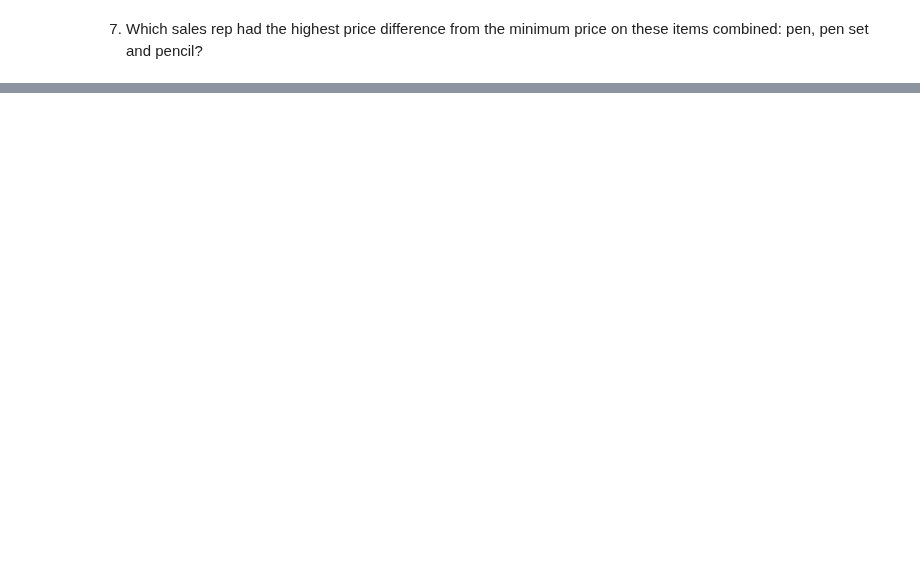
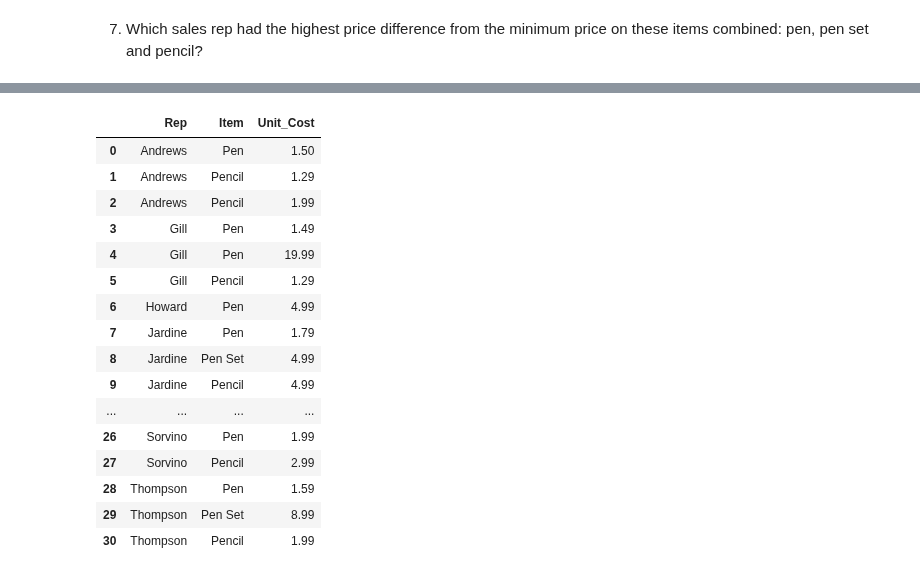
Before and after one commit to tryko/yandex-sql-practice, a Jupyter notebook: Itay-sql-trex.ipynb, the cells around one changed output, grey strips where cells are left out. Cells and saved outputs as stored; diff of their text form; code cells hidden in the pictures; blank space fills up the shorter version.

```diff
--- a/Itay-sql-trex.ipynb
+++ b/Itay-sql-trex.ipynb
@@ -131,0 +283,65 @@ queryResult(query)
+# %%
+# query = '''
+
+# select
+#     "Item" ,
+#     sum("MinPrice") as items_total_sum
+# from
+#     item
+# where
+#     "Item" = 'Pen' or "Item" = 'Pen Set' or "Item" = 'Pencil'
+
+# '''
+
+# query = '''
+# select
+#     "Rep",
+#     "Item",
+#     max("Unit_Cost")
+# from
+#     rep_sales
+# where
+#     "Item" = 'Pen'
+#     or "Item" = 'Pen Set'
+#     or "Item" = 'Pencil'
+# group by
+#     "Rep", "Item"
+# order by
+#     "Rep"
+# '''
+query = '''
+select
+distinct
+    "Rep",
+    "Item",
+    "Unit_Cost"
+from
+    rep_sales
+where
+    "Item" = 'Pen'
+    or "Item" = 'Pen Set'
+    or "Item" = 'Pencil'
+order by
+    "Rep"
+'''
+
+
+queryResult(query)
+# %% [output]
+|  | Rep | Item | Unit_Cost |
+| 0 | Andrews | Pen | 1.50 |
+| 1 | Andrews | Pencil | 1.29 |
+| 2 | Andrews | Pencil | 1.99 |
+| 3 | Gill | Pen | 1.49 |
+| 4 | Gill | Pen | 19.99 |
+| 5 | Gill | Pencil | 1.29 |
+| 6 | Howard | Pen | 4.99 |
+| 7 | Jardine | Pen | 1.79 |
+| 8 | Jardine | Pen Set | 4.99 |
+| 9 | Jardine | Pencil | 4.99 |
+| ... | ... | ... | ... |
+| 26 | Sorvino | Pen | 1.99 |
+| 27 | Sorvino | Pencil | 2.99 |
+| 28 | Thompson | Pen | 1.59 |
+| 29 | Thompson | Pen Set | 8.99 |
+| 30 | Thompson | Pencil | 1.99 |
```
Also changed, not shown: parts of 4 cells of this notebook, 1 other file.
